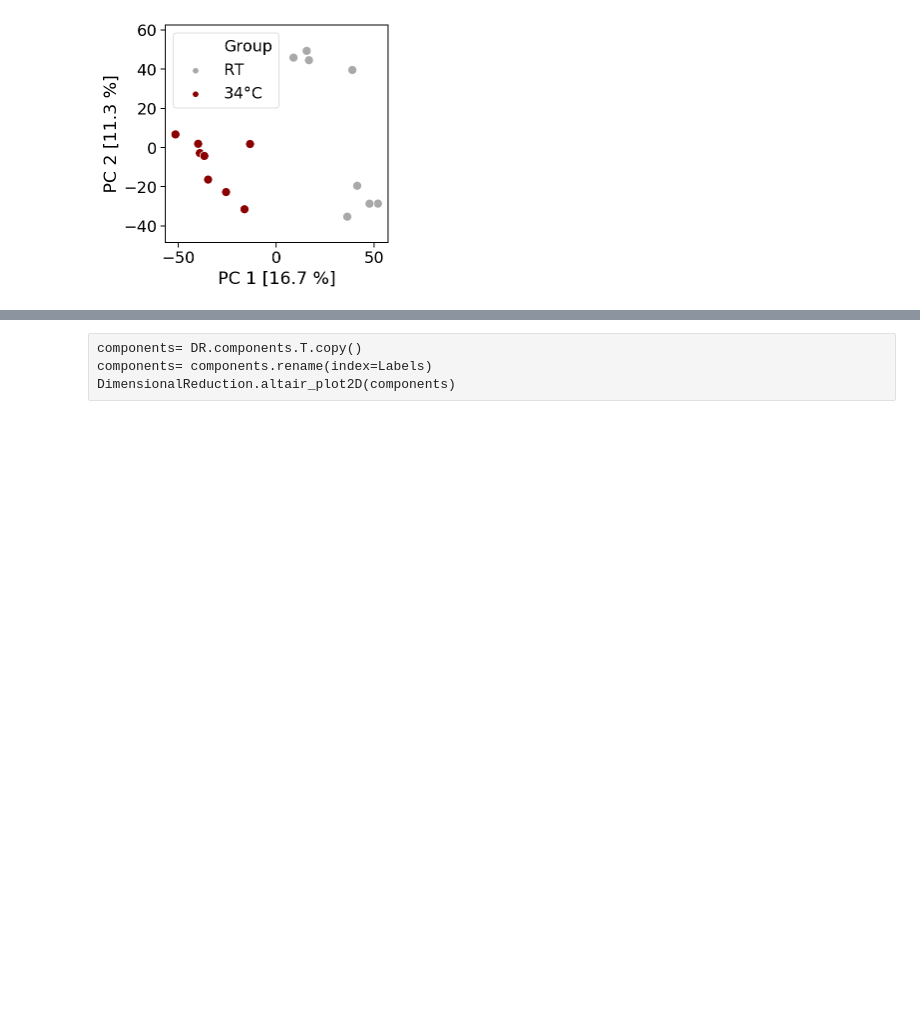
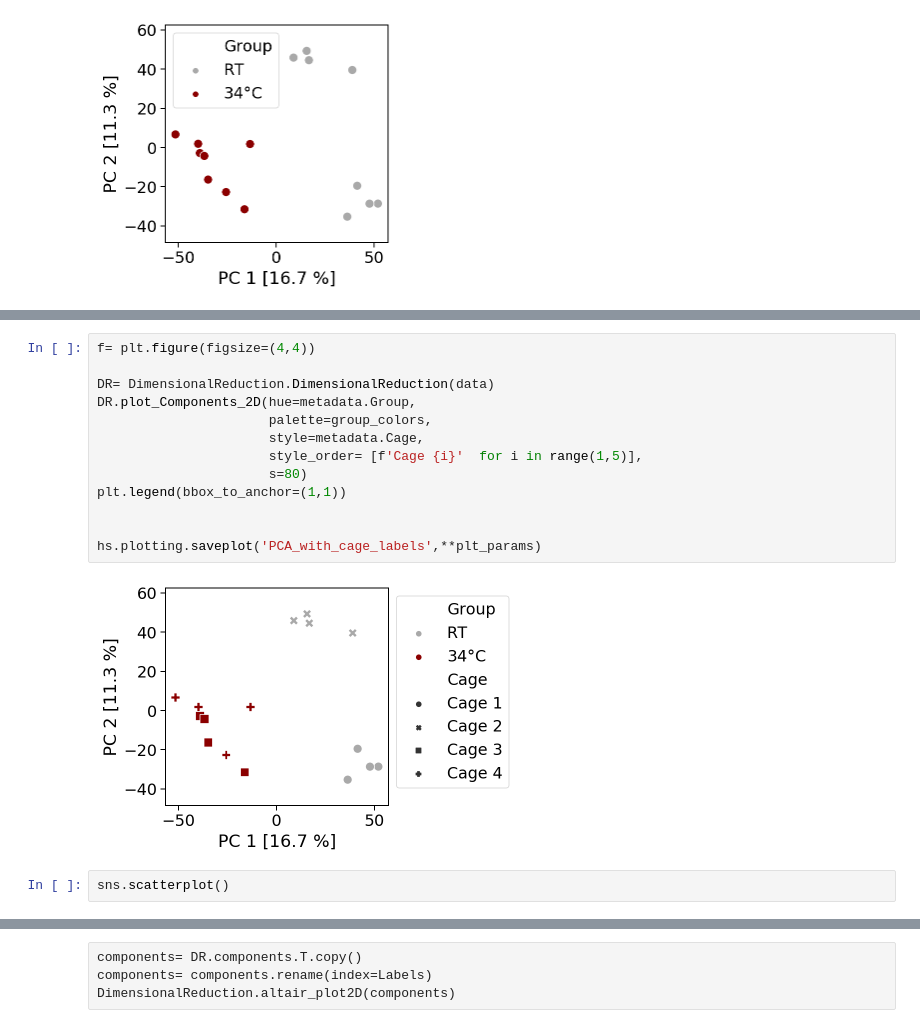
Before and after one commit to SilasK/WarmMicrobiota, a Jupyter notebook: Mice_microbiota/notebooks/exp H-sham.ipynb, the cells around one changed output, grey strips where cells are left out. Drawn from its saved outputs; the diff is of its cells as text; blank space fills up the shorter version.

```diff
--- a/Mice_microbiota/notebooks/WarmPaper-sham.ipynb
+++ b/Mice_microbiota/notebooks/exp H-sham.ipynb
@@ -175,0 +194,17 @@ metadata['Cage']=pd.concat(('RT cage '+ pd.Series(np.repeat(range(1,3),4).astype
+# %%
+f= plt.figure(figsize=(4,4))
+
+DR= DimensionalReduction.DimensionalReduction(data)
+DR.plot_Components_2D(hue=metadata.Group,
+                      palette=group_colors,
+                      style=metadata.Cage,
+                      style_order= [f'Cage {i}'  for i in range(1,5)],
+                      s=80)
+plt.legend(bbox_to_anchor=(1,1))
+
+
+hs.plotting.saveplot('PCA_with_cage_labels',**plt_params)
+# %% [output]
+[figure, added]
+# %%
+sns.scatterplot()
```
Also changed, not shown: parts of 12 cells of this notebook, 7 other files.
